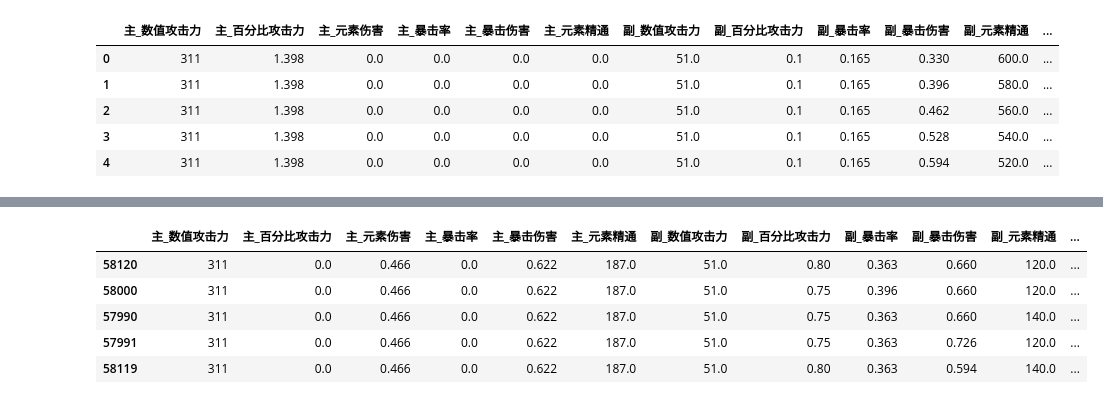
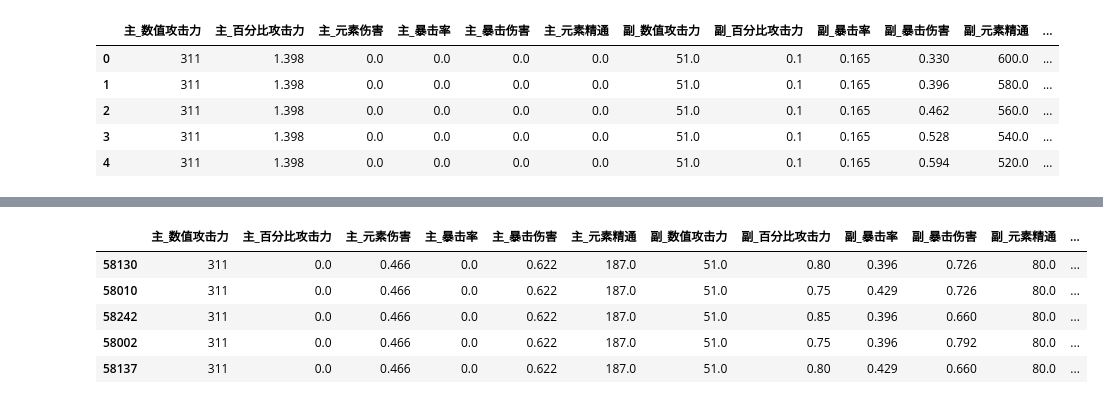
Before and after one commit to Crayon-ShinChan/Genshin, a Jupyter notebook: damage_cal.ipynb, the cells around one changed output, grey strips where cells are left out. Saved outputs shown, nothing was run; the diff lists cells and outputs as text; code cells hidden in the pictures.

```diff
--- a/damage_cal.ipynb
+++ b/damage_cal.ipynb
@@ -409,6 +412,7 @@ weapons = pd.DataFrame(
         # 试作古华的伤害特效不考虑
         ['试作古华', '双手剑', 565, .276, 0, 0, 0, 0],
         ['雨裁', '双手剑', 510, 0, 0, 0, .15, 165],
+        ['天空之傲', '双手剑', 674, 0, 0, 0, .08, 0]
 
     ],
     columns=['名称', '武器类型', '攻击力', '百分比攻击力', '暴击率', '暴击伤害', '额外增伤', '元素精通'],
@@ -589,7 +594,7 @@ def fit_ct(ct_name, af_name, EAR, p):
                 e_values['总_反应强度'] += (
                     6.665 -
                     9340 / (e_values['总_元素精通']+1401)
-                )
+                ) / 2.4
 
                 print(ct['攻击力'], wp['攻击力'])
 
@@ -666,9 +703,9 @@ results[0].head()
 # %%
-results[1].head()
+results[1][results[1]['主_元素精通_次数'] > 0].head()
 # %% [output]
 |  | 主_数值攻击力 | 主_百分比攻击力 | 主_元素伤害 | 主_暴击率 | 主_暴击伤害 | 主_元素精通 | 副_数值攻击力 | 副_百分比攻击力 | 副_暴击率 | 副_暴击伤害 | 副_元素精通 | ... |
-| 58120 | 311 | 0.0 | 0.466 | 0.0 | 0.622 | 187.0 | 51.0 | 0.80 | 0.363 | 0.660 | 120.0 | ... |
-| 58000 | 311 | 0.0 | 0.466 | 0.0 | 0.622 | 187.0 | 51.0 | 0.75 | 0.396 | 0.660 | 120.0 | ... |
-| 57990 | 311 | 0.0 | 0.466 | 0.0 | 0.622 | 187.0 | 51.0 | 0.75 | 0.363 | 0.660 | 140.0 | ... |
-| 57991 | 311 | 0.0 | 0.466 | 0.0 | 0.622 | 187.0 | 51.0 | 0.75 | 0.363 | 0.726 | 120.0 | ... |
-| 58119 | 311 | 0.0 | 0.466 | 0.0 | 0.622 | 187.0 | 51.0 | 0.80 | 0.363 | 0.594 | 140.0 | ... |
+| 58130 | 311 | 0.0 | 0.466 | 0.0 | 0.622 | 187.0 | 51.0 | 0.80 | 0.396 | 0.726 | 80.0 | ... |
+| 58010 | 311 | 0.0 | 0.466 | 0.0 | 0.622 | 187.0 | 51.0 | 0.75 | 0.429 | 0.726 | 80.0 | ... |
+| 58242 | 311 | 0.0 | 0.466 | 0.0 | 0.622 | 187.0 | 51.0 | 0.85 | 0.396 | 0.660 | 80.0 | ... |
+| 58002 | 311 | 0.0 | 0.466 | 0.0 | 0.622 | 187.0 | 51.0 | 0.75 | 0.396 | 0.792 | 80.0 | ... |
+| 58137 | 311 | 0.0 | 0.466 | 0.0 | 0.622 | 187.0 | 51.0 | 0.80 | 0.429 | 0.660 | 80.0 | ... |
```
Also changed, not shown: parts of 20 cells of this notebook, 1 other file.
